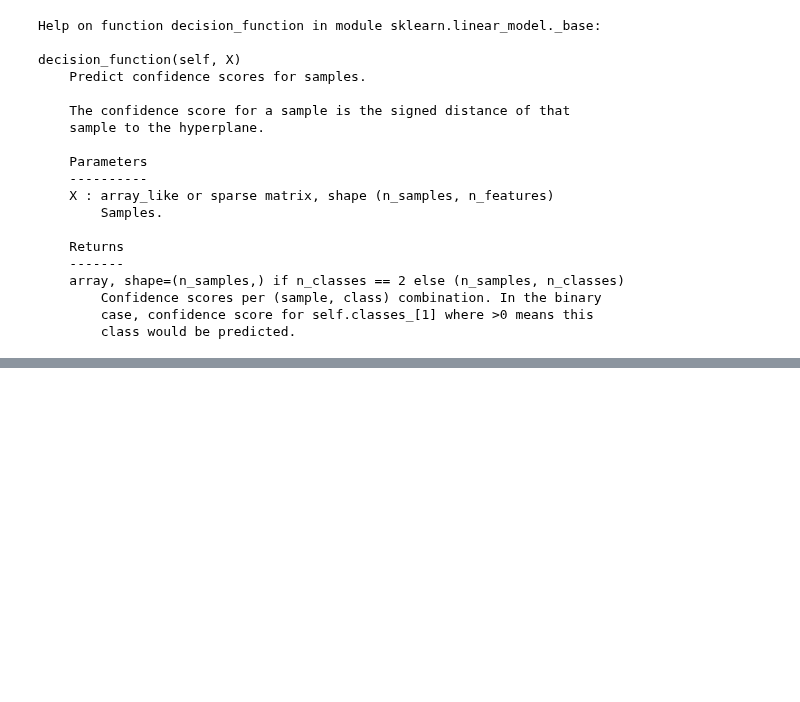
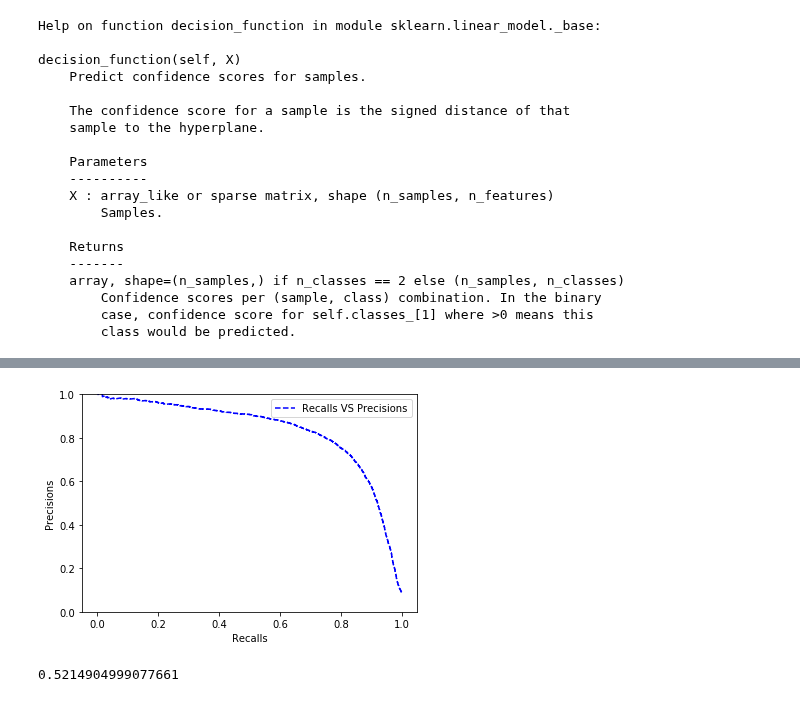
Before and after one commit to hitskyer/course, a Jupyter notebook: dnn/chenmingming/hands_on_ML/chapter3/chapter3.ipynb, the cells around one changed output, grey strips where cells are left out. Cells and saved outputs as stored; diff of their text form; code cells hidden in the pictures; blank space fills up the shorter version.

```diff
--- a/dnn/chenmingming/hands_on_ML/chapter3/chapter3.ipynb
+++ b/dnn/chenmingming/hands_on_ML/chapter3/chapter3.ipynb
@@ -198,0 +225,18 @@ decision_function(self, X)
+# %%
+def plot_precision_recall(precisions, recalls):
+    plt.plot(recalls[:-1], precisions[:-1], "b--", label="Recalls VS Precisions")
+    plt.xlabel("Recalls")
+    plt.ylabel("Precisions")
+    plt.legend(loc="best")
+    plt.ylim([0, 1])
+plot_precision_recall(precisions, recalls)
+plt.show()
+# %% [output]
+[figure, added]
+# %%
+threshold_90_precision = thresholds[np.argmax(precisions >= 0.9)]
+y_train_pred_90 = (y_scores >= threshold_90_precision)
+precision_score(y_train_5, y_train_pred_90) # 0.9000318369945877
+recall_score(y_train_5, y_train_pred_90)  # 0.5214904999077661
+# %% [output]
+0.5214904999077661
```
Also changed, not shown: parts of 11 cells of this notebook.
